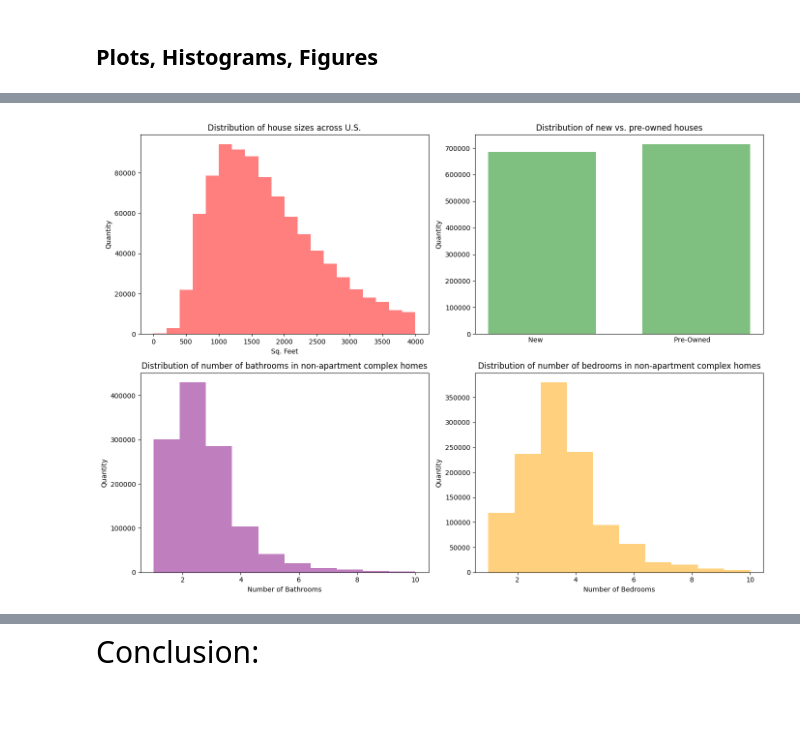
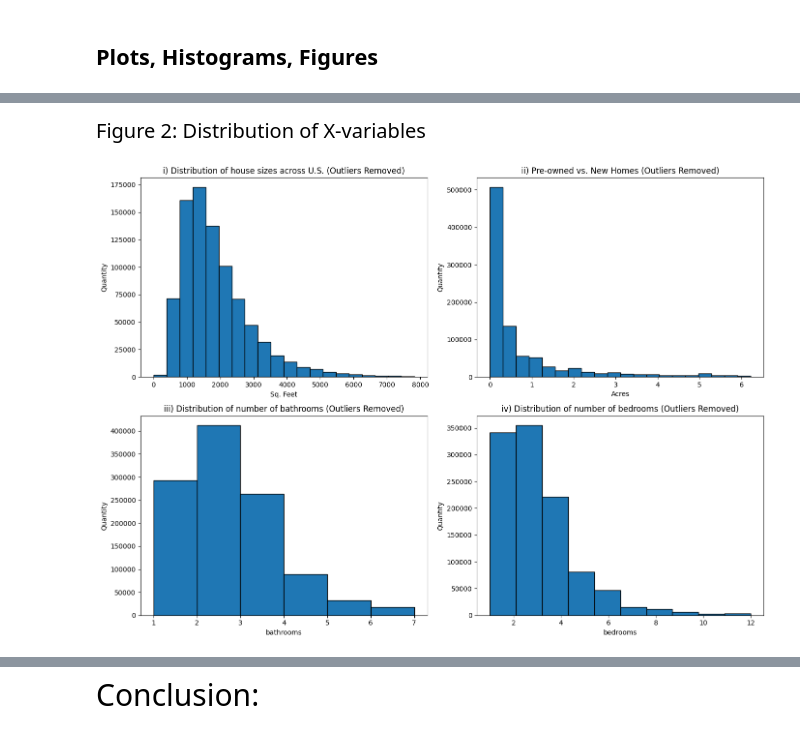
Before and after one commit to ECO225-W2024/project-one-code-S-O-Ahn, a Jupyter notebook: Project 1.ipynb, the cells around one changed output, grey strips where cells are left out. Drawn from its saved outputs; the diff is of its cells as text; code cells hidden in the pictures; blank space fills up the shorter version.

```diff
--- a/Project 1.ipynb
+++ b/Project 1.ipynb
@@ -78,7 +109,7 @@ for column in columns_to_remove_outliers:
     Q1 = df[column].quantile(0.25)
     Q3 = df[column].quantile(0.75)
     IQR = Q3 - Q1
-    outliers_iqr = (df[column] < (Q1 - 5 * IQR)) | (df[column] > (Q3 + 5 * IQR))
+    outliers_iqr = (df[column] < (Q1 - 4 * IQR)) | (df[column] > (Q3 + 4 * IQR))
     data = data.loc[~outliers_iqr]
 
 #printing summary statistics for new cropped data
@@ -158,33 +168,26 @@ Figure 1: Price versus Log Price Distribution
 # %%
-def plot_histogram(ax, data, bins, color, alpha, title, xlabel, ylabel, xticks=None, rwidth=None, align='mid'):
-    ax.hist(data, bins=bins, color=color, alpha=alpha, rwidth=rwidth, align=align)
-    ax.set_title(title)
-    ax.set_xlabel(xlabel)
-    ax.set_ylabel(ylabel)
-    if xticks is not None:
-        ax.set_xticks(xticks)
+display(HTML('<div style="font-size: 20px">Figure 2: Distribution of X-variables</div>'))
+
+def set_label(ax, title, x, y, a, b):
+    ax[a,b].set_title(title)
+    ax[a,b].set_xlabel(x)
+    ax[a,b].set_ylabel(y)
 
 fig, fig_1 = plt.subplots(2, 2, figsize=(14, 10))
 
-# Plotting histogram for house_size
-reasonable_homes = df['house_size'][df['house_size'] <= 4000]
-plot_histogram(fig_1[0, 0], reasonable_homes, bins=20, color="red", alpha=0.5,
-               title="Distribution of house sizes across U.S.", xlabel='Sq. Feet', ylabel='Quantity')
+fig_1[0,0].hist(data['house_size'], bins=20, edgecolor="black")
+set_label(fig_1,'i) Distribution of house sizes across U.S. (Outliers Removed)','Sq. Feet','Quantity',0,0)
 
-# Plotting histogram for sold_before
-plot_histogram(fig_1[0, 1], df["sold_before"], bins=2, color="green", alpha=0.5, rwidth=0.7, align='mid',
-               title="Distribution of new vs. pre-owned houses", xlabel='New                                                              Pre-Owned', ylabel='Quantity', xticks=[])
+fig_1[0,1].hist(data['acre_lot'], bins=20, edgecolor='black')
+set_label(fig_1,'ii) Pre-owned vs. New Homes (Outliers Removed)','Acres','Quantity',0,1)
 
-# Plotting histogram for # of baths, limited to 10 baths to restrict apartments from being on list
-baths_singlefamily = df["bath"][df["bath"] <= 10]
-plot_histogram(fig_1[1, 0], baths_singlefamily, bins=10, color="purple", alpha=0.5,
-               title="Distribution of number of bathrooms in non-apartment complex homes", xlabel='Number of Bathrooms', ylabel='Quantity')
+fig_1[1,0].hist(data['bath'], bins=6, edgecolor="black")
+set_label(fig_1,'iii) Distribution of number of bathrooms (Outliers Removed)','bathrooms','Quantity',1,0)
 
-# Plotting histogram for # of bedrooms, limited to 10 baths to restrict apartments from being on list
-beds_singlefamily = df["bed"][df["bed"] <= 10]
-plot_histogram(fig_1[1, 1], beds_singlefamily, bins=10, color="orange", alpha=0.5,
-               title="Distribution of number of bedrooms in non-apartment complex homes", xlabel='Number of Bedrooms', ylabel='Quantity')
+fig_1[1,1].hist(data['bed'], bins=10, edgecolor="black")
+set_label(fig_1,'iv) Distribution of number of bedrooms (Outliers Removed)','bedrooms','Quantity',1,1)
 
 plt.tight_layout()
 # %% [output]
+Figure 2: Distribution of X-variables
-[figure, old version]
+[figure, new version]
```
Also changed, not shown: parts of 30 cells of this notebook.
